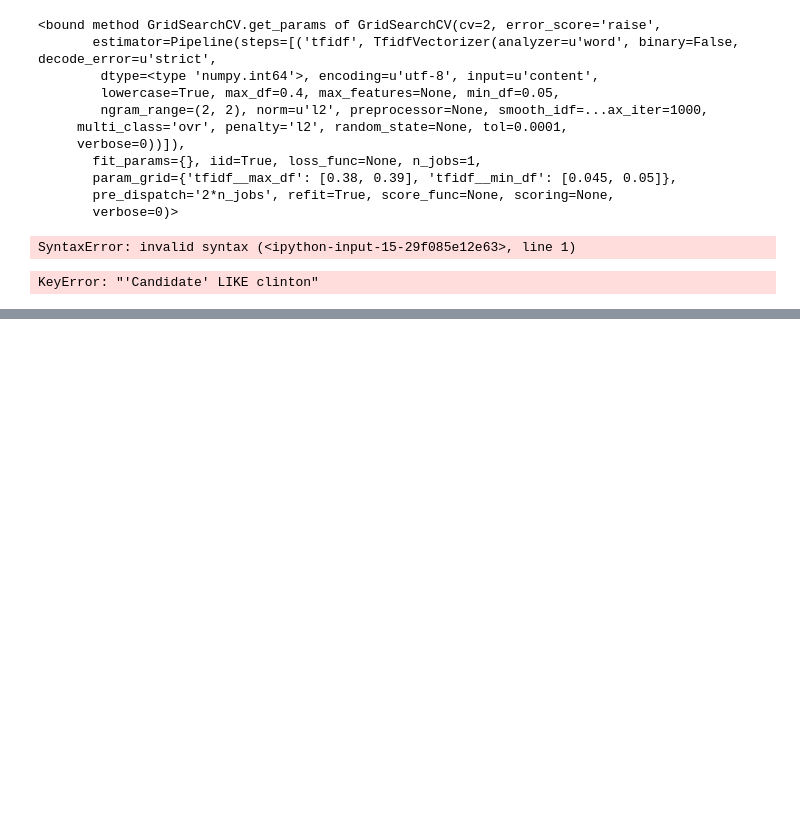
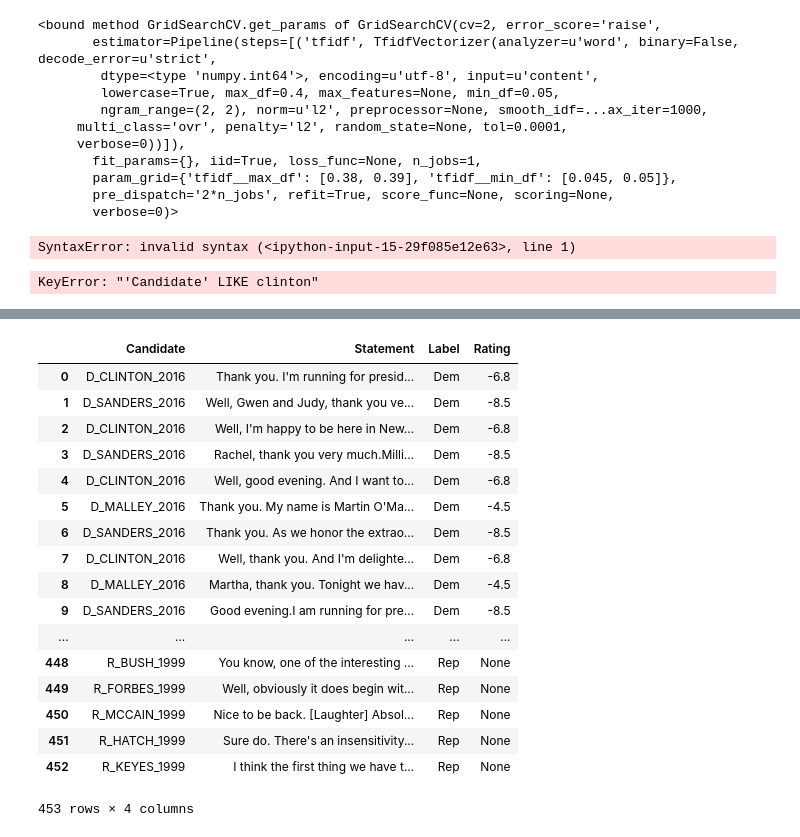
Before and after one commit to dvdwllc/debate-analysis, a Jupyter notebook: ipython_notebooks/text_vectorization.ipynb, the cells around one changed output, grey strips where cells are left out. Drawn from its saved outputs; the diff is of its cells as text; code cells hidden in the pictures; blank space fills up the shorter version.

```diff
--- a/ipython_notebooks/text_vectorization.ipynb
+++ b/ipython_notebooks/text_vectorization.ipynb
@@ -166,0 +206,21 @@ KeyError: "'Candidate' LIKE clinton"
+# %%
+df
+# %% [output]
+|  | Candidate | Statement | Label | Rating |
+| 0 | D_CLINTON_2016 | Thank you. I'm running for presid... | Dem | -6.8 |
+| 1 | D_SANDERS_2016 | Well, Gwen and Judy, thank you ve... | Dem | -8.5 |
+| 2 | D_CLINTON_2016 | Well, I'm happy to be here in New... | Dem | -6.8 |
+| 3 | D_SANDERS_2016 | Rachel, thank you very much.Milli... | Dem | -8.5 |
+| 4 | D_CLINTON_2016 | Well, good evening. And I want to... | Dem | -6.8 |
+| 5 | D_MALLEY_2016 | Thank you. My name is Martin O'Ma... | Dem | -4.5 |
+| 6 | D_SANDERS_2016 | Thank you. As we honor the extrao... | Dem | -8.5 |
+| 7 | D_CLINTON_2016 | Well, thank you. And I'm delighte... | Dem | -6.8 |
+| 8 | D_MALLEY_2016 | Martha, thank you. Tonight we hav... | Dem | -4.5 |
+| 9 | D_SANDERS_2016 | Good evening.I am running for pre... | Dem | -8.5 |
+| ... | ... | ... | ... | ... |
+| 448 | R_BUSH_1999 | You know, one of the interesting ... | Rep | None |
+| 449 | R_FORBES_1999 | Well, obviously it does begin wit... | Rep | None |
+| 450 | R_MCCAIN_1999 | Nice to be back. [Laughter] Absol... | Rep | None |
+| 451 | R_HATCH_1999 | Sure do. There's an insensitivity... | Rep | None |
+| 452 | R_KEYES_1999 | I think the first thing we have t... | Rep | None |
+453 rows × 4 columns
```
Also changed, not shown: parts of 17 cells of this notebook, 21 other files.
